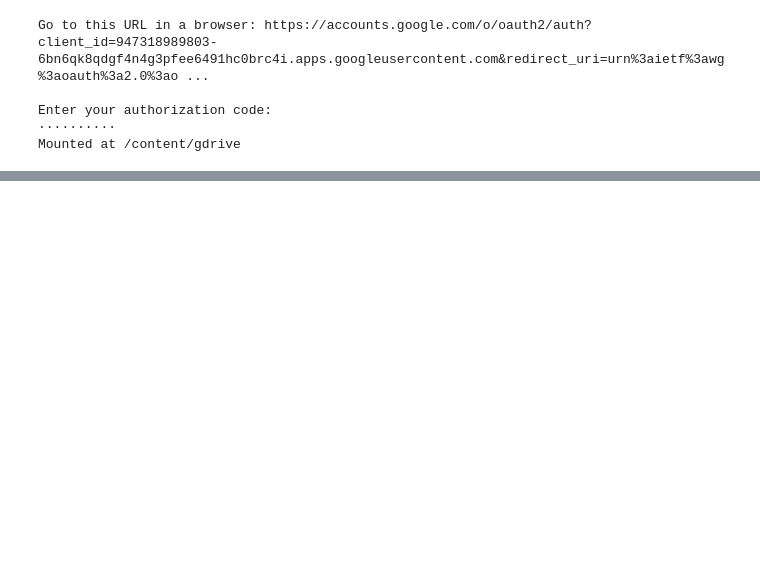
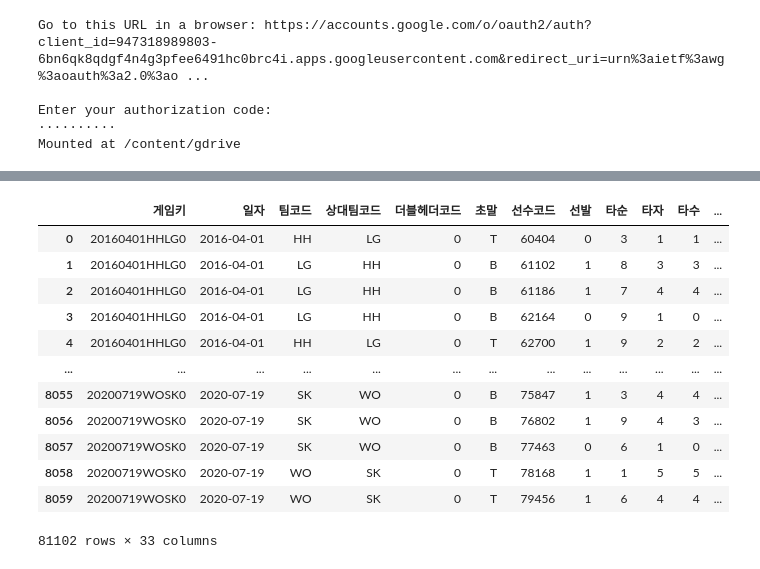
Before and after one commit to seonghunYang/big_contest2020, a Jupyter notebook: EDA3_세이버_매트릭스_by_colab.ipynb, the cells around one changed output, grey strips where cells are left out. Drawn from its saved outputs; the diff is of its cells as text; code cells hidden in the pictures; blank space fills up the shorter version.

```diff
--- a/EDA3_세이버_매트릭스_by_colab.ipynb
+++ b/EDA3_세이버_매트릭스_by_colab.ipynb
@@ -34,0 +50,16 @@ hitter_2016.head()
+# %%
+hitter
+# %% [output]
+|  | 게임키 | 일자 | 팀코드 | 상대팀코드 | 더블헤더코드 | 초말 | 선수코드 | 선발 | 타순 | 타자 | 타수 | ... |
+| 0 | 20160401HHLG0 | 2016-04-01 | HH | LG | 0 | T | 60404 | 0 | 3 | 1 | 1 | ... |
+| 1 | 20160401HHLG0 | 2016-04-01 | LG | HH | 0 | B | 61102 | 1 | 8 | 3 | 3 | ... |
+| 2 | 20160401HHLG0 | 2016-04-01 | LG | HH | 0 | B | 61186 | 1 | 7 | 4 | 4 | ... |
+| 3 | 20160401HHLG0 | 2016-04-01 | LG | HH | 0 | B | 62164 | 0 | 9 | 1 | 0 | ... |
+| 4 | 20160401HHLG0 | 2016-04-01 | HH | LG | 0 | T | 62700 | 1 | 9 | 2 | 2 | ... |
+| ... | ... | ... | ... | ... | ... | ... | ... | ... | ... | ... | ... | ... |
+| 8055 | 20200719WOSK0 | 2020-07-19 | SK | WO | 0 | B | 75847 | 1 | 3 | 4 | 4 | ... |
+| 8056 | 20200719WOSK0 | 2020-07-19 | SK | WO | 0 | B | 76802 | 1 | 9 | 4 | 3 | ... |
+| 8057 | 20200719WOSK0 | 2020-07-19 | SK | WO | 0 | B | 77463 | 0 | 6 | 1 | 0 | ... |
+| 8058 | 20200719WOSK0 | 2020-07-19 | WO | SK | 0 | T | 78168 | 1 | 1 | 5 | 5 | ... |
+| 8059 | 20200719WOSK0 | 2020-07-19 | WO | SK | 0 | T | 79456 | 1 | 6 | 4 | 4 | ... |
+81102 rows × 33 columns
```
Also changed, not shown: parts of 12 cells of this notebook.
